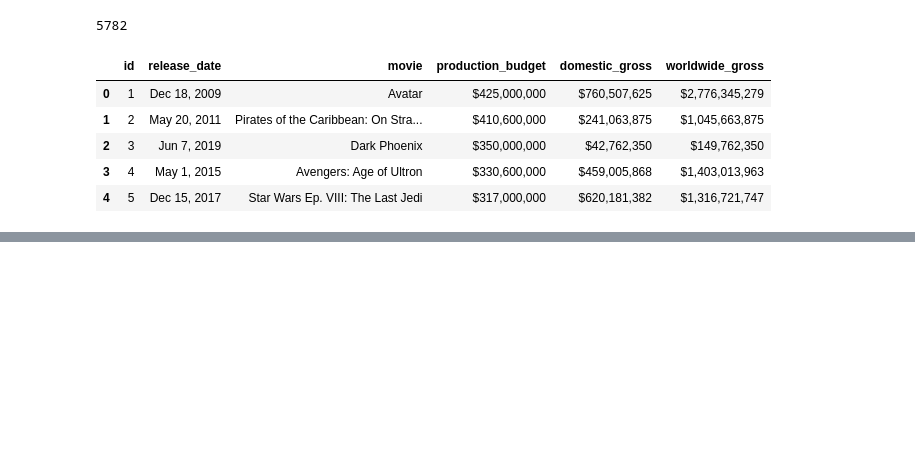
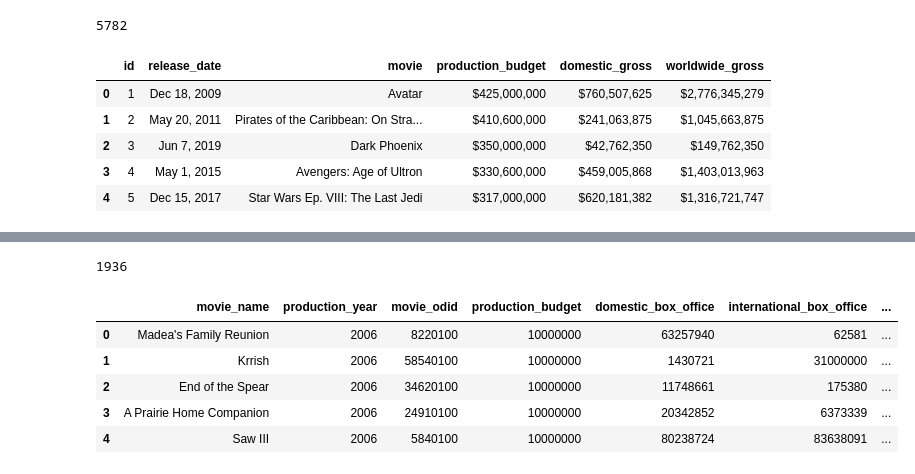
Before and after one commit to melodygr/microsoft_movie_analysis, a Jupyter notebook: Melody Data Exploration.ipynb, the cells around one changed output, grey strips where cells are left out. Cells and saved outputs as stored; diff of their text form; code cells hidden in the pictures; blank space fills up the shorter version.

```diff
--- a/Melody Data Exploration.ipynb
+++ b/Melody Data Exploration.ipynb
@@ -197,0 +176,15 @@ movie.head(20)
+# %%
+opus_movie_data_df = pd.read_csv('OpusMovieData.csv')
+print(len(opus_movie_data_df))
+opus_movie_data_df.head()
+# Production year between 2006 and 2018.
+# Figures for domestic or international box office.
+# Production budget greater or equal to $10 million
+# %% [output]
+1936
+|  | movie_name | production_year | movie_odid | production_budget | domestic_box_office | international_box_office | ... |
+| 0 | Madea's Family Reunion | 2006 | 8220100 | 10000000 | 63257940 | 62581 | ... |
+| 1 | Krrish | 2006 | 58540100 | 10000000 | 1430721 | 31000000 | ... |
+| 2 | End of the Spear | 2006 | 34620100 | 10000000 | 11748661 | 175380 | ... |
+| 3 | A Prairie Home Companion | 2006 | 24910100 | 10000000 | 20342852 | 6373339 | ... |
+| 4 | Saw III | 2006 | 5840100 | 10000000 | 80238724 | 83638091 | ... |
```
Also changed, not shown: parts of 4 cells of this notebook, 3 other files.
